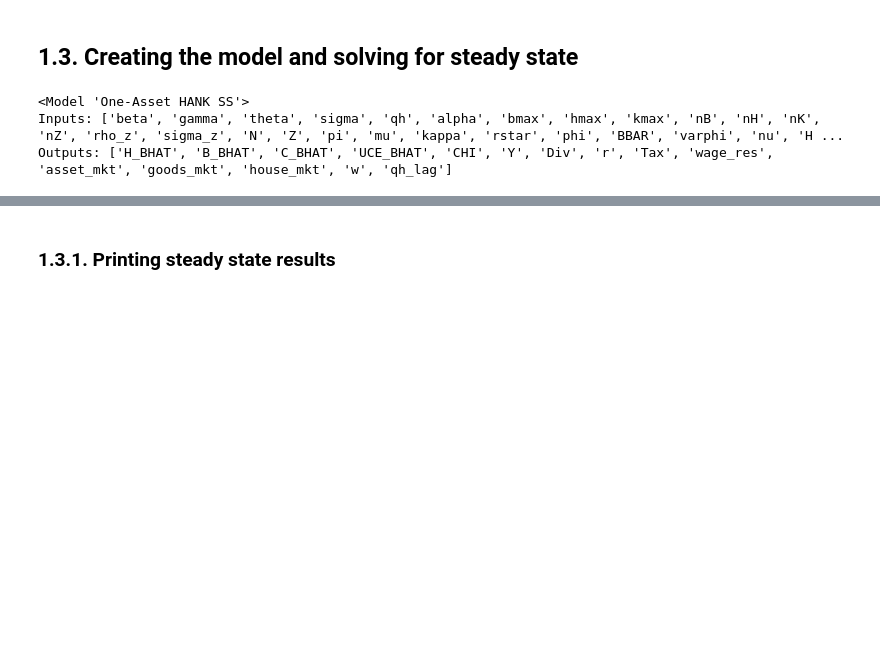
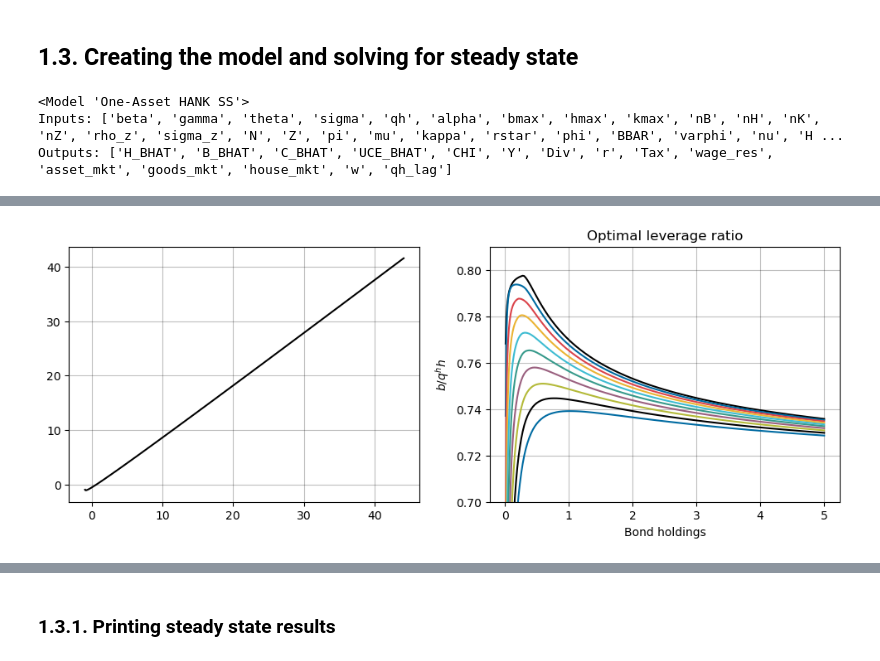
Before and after one commit to thom364e/sequence-jacobian, a Jupyter notebook: notebooks/housing_main_v2.ipynb, the cells around one changed output, grey strips where cells are left out. Saved outputs shown, nothing was run; the diff lists cells and outputs as text; code cells hidden in the pictures; blank space fills up the shorter version.

```diff
--- a/notebooks/housing_main_v2.ipynb
+++ b/notebooks/housing_main_v2.ipynb
@@ -141,0 +201,28 @@ ss =  hank_ss.steady_state(ss0)
+# %%
+# low_inc_dist = ss.internals['hh_housecons']['D'][0,:,:]
+# b_dist = low_inc_dist -
+z_point = 0
+b_point = 5
+h_point = 5
+
+b_endo = ss_sep.internals['hh_housecons_sep']['b_bhat_grid'][None,:] - ss_sep['gamma'] * ss_sep['qh'] * ss_sep.internals['hh_housecons_sep']['h_bhat_grid'][:,None]
+b_polfunc = ss_sep.internals['hh_housecons_sep']['b_bhat'] - ss_sep['gamma'] * ss_sep['qh'] * ss_sep.internals['hh_housecons_sep']['h_bhat']
+leverage_polfunc = -b_polfunc / (ss_sep['qh'] * ss_sep.internals['hh_housecons_sep']['h_bhat'])
+
+fig = plt.figure(figsize=(12, 4))
+ax = fig.add_subplot(1,2,1)
+ax2 = fig.add_subplot(1,2,2)
+
+ax.plot(b_endo[h_point,:], b_polfunc[z_point,:, h_point])
+
+# plot 2: leverage ratio
+for iB in range(0, calibration2['nB']-40, 1):
+    ax2.plot(ss_sep.internals['hh_housecons_sep']['h_bhat_grid'], leverage_polfunc[z_point, iB, :])
+
+ax2.set_ylim(0.7, ss_sep['gamma']+0.01)
+ax2.set_title('Optimal leverage ratio')
+ax2.set_xlabel('Bond holdings')
+ax2.set_ylabel(r'$b / q^h h$')
+plt.show()
+# %% [output]
+[figure, added]
```
Also changed, not shown: parts of 32 cells of this notebook, 4 other files.
